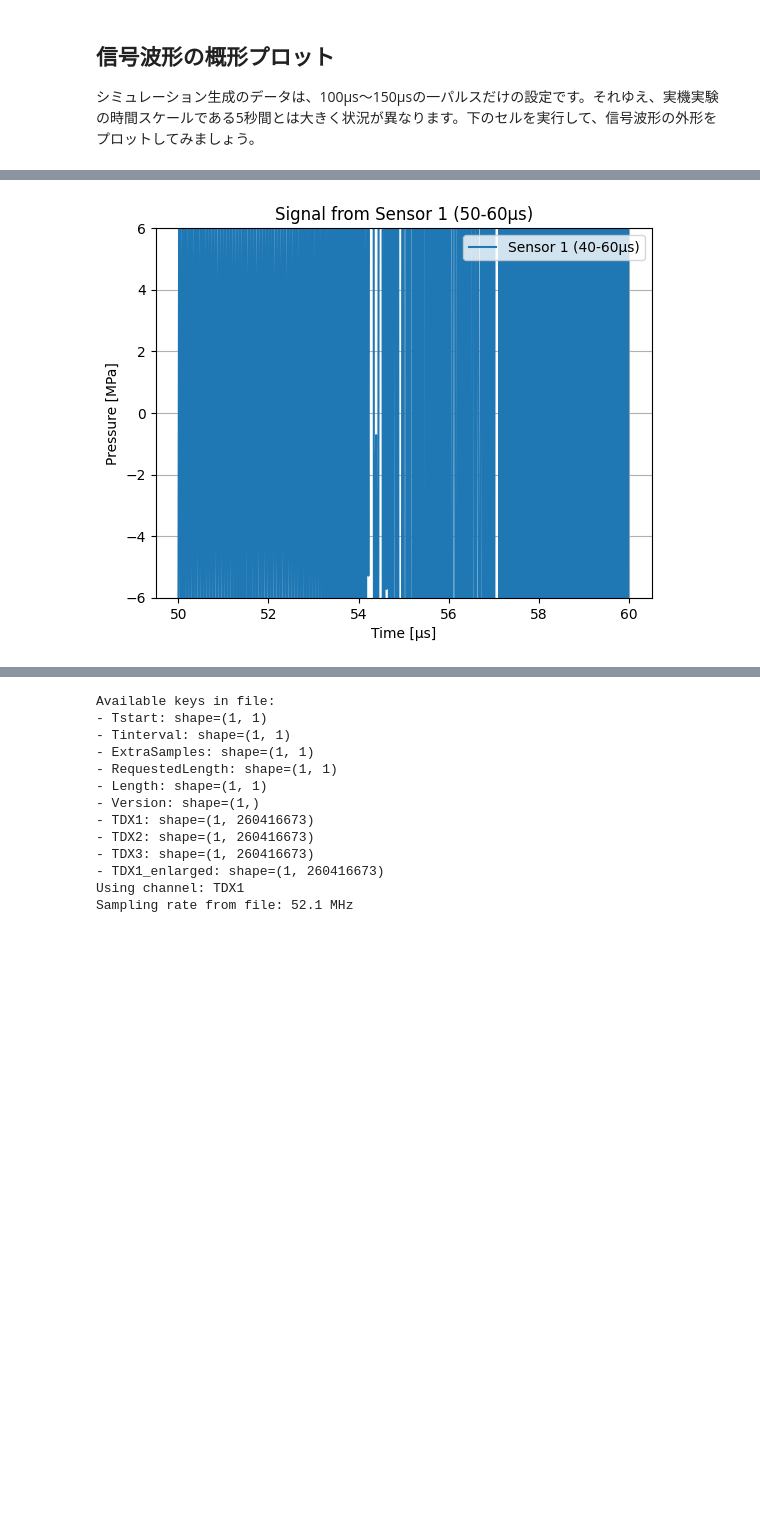
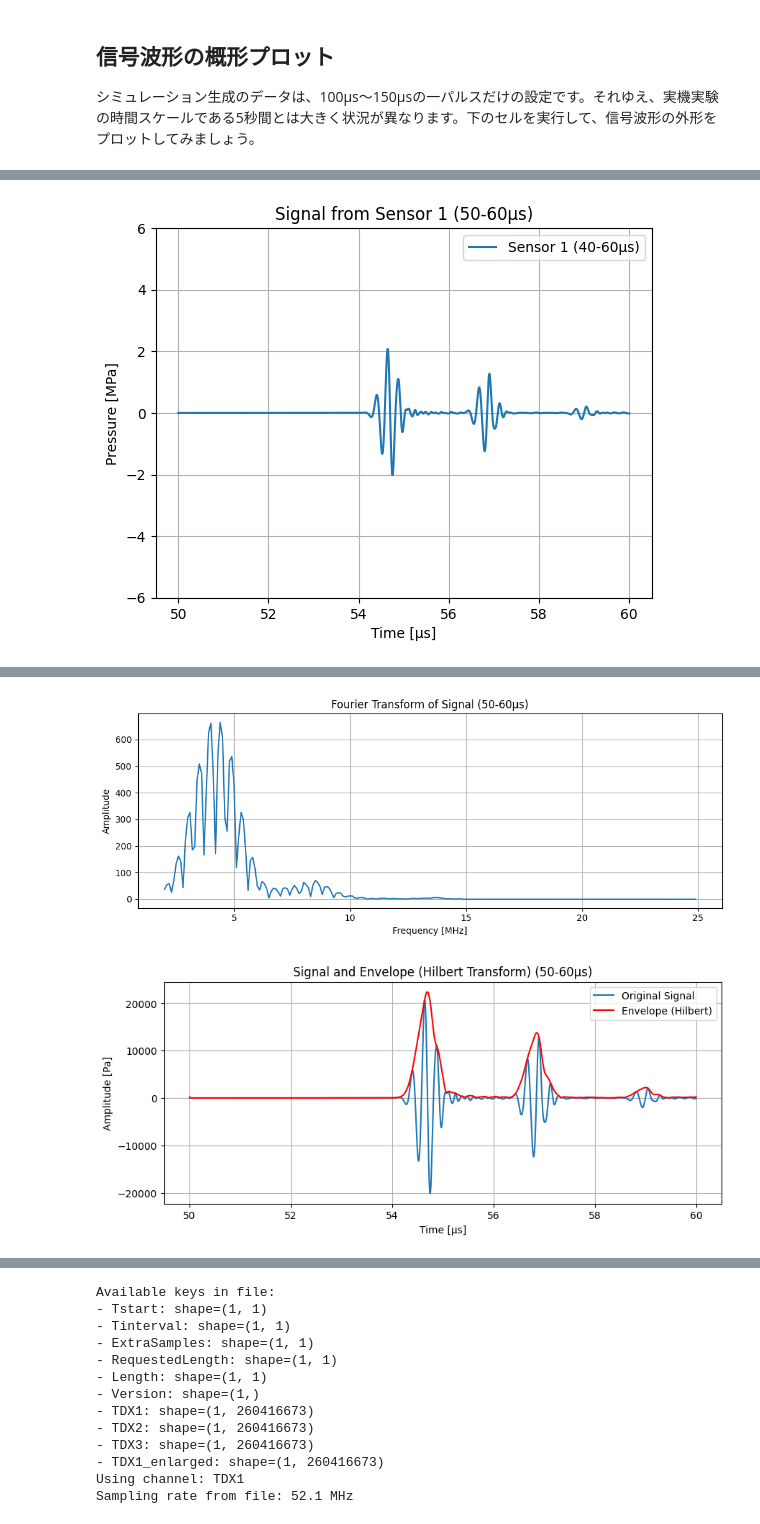
Before and after one commit to yymgc2003/kwavesource2d, a Jupyter notebook: viewer.ipynb, the cells around one changed output, grey strips where cells are left out. Cells and saved outputs as stored; diff of their text form; code cells hidden in the pictures; blank space fills up the shorter version.

```diff
--- a/viewer.ipynb
+++ b/viewer.ipynb
@@ -60,7 +60,7 @@ import h5py
 import numpy as np
 import matplotlib.pyplot as plt
 
-matfile = '/mnt/matsubara/tmp/data/solid_liquid_reflector3.mat'
+matfile = '/mnt/matsubara/signal_sandbox/solid12.mat'
 
 with h5py.File(matfile, 'r') as f:
     # sensor_dataの取得
@@ -84,7 +84,7 @@ plt.figure()
 plt.plot(t_array * 1e6, sensor_data[:, 16] * 1e-4, label='Sensor 1')
 plt.xlabel('Time [μs]')
 plt.ylabel('Pressure [MPa]')
-plt.ylim(-200, 200)  # y軸の範囲を-0.2から0.2に設定
+plt.ylim(-2, 2)  # y軸の範囲を-0.2から0.2に設定
 plt.title('Signal from Sensor 1')
 plt.grid(True)
 plt.legend()
@@ -116,32 +117,101 @@ plt.ylim(lower_limit, upper_limit)  # 詳細表示なのでy軸も狭める
 plt.grid(True)
 plt.legend()
 plt.show()
 # 50μsから55μs、55μsから60μsの区間ごとに信号の最大値とその時刻を出力する
 
 # 50μsから55μsの区間
 start_us_1 = 50
-end_us_1 = 55
+end_us_1 = 60
 start_idx_1 = np.searchsorted(t_array * 1e6, start_us_1)
 end_idx_1 = np.searchsorted(t_array * 1e6, end_us_1)
 
 segment1 = sensor_data[start_idx_1:end_idx_1, 16]
 max_val_1 = np.max(segment1)
 max_idx_1 = np.argmax(segment1)
 max_time_1 = t_array[start_idx_1 + max_idx_1] * 1e6  # [μs]
 
 print(f"{start_us_1}μsから{end_us_1}μsの区間の最大値: {max_val_1:.6f} [Pa]（時刻: {max_time_1:.3f} μs）")
 
 # 55μsから60μsの区間
 start_us_2 = 55
 end_us_2 = 60
 start_idx_2 = np.searchsorted(t_array * 1e6, start_us_2)
 end_idx_2 = np.searchsorted(t_array * 1e6, end_us_2)
 
 segment2 = sensor_data[start_idx_2:end_idx_2, 16]
 max_val_2 = np.max(segment2)
 max_idx_2 = np.argmax(segment2)
 max_time_2 = t_array[start_idx_2 + max_idx_2] * 1e6  # [μs]
 
 print(f"{start_us_2}μsから{end_us_2}μsの区間の最大値: {max_val_2:.6f} [Pa]（時刻: {max_time_2:.3f} μs）")
+# 50μsから55μsの区間の信号を取り出す
+segment1 = sensor_data[start_idx_1:end_idx_1, 16]
+# フーリエ変換を行う
+N = len(segment1)
+dt = t_array[1] - t_array[0]  # サンプリング間隔 [s]
+fs = 1.0 / dt                 # サンプリング周波数 [Hz]
+freqs = np.fft.rfftfreq(N, d=dt)
+fft_vals = np.fft.rfft(segment1)
+
+# 振幅スペクトルを計算
+amplitude = np.abs(fft_vals) / N
+
+# Perform Hilbert transform and calculate envelope
+from scipy.signal import hilbert, find_peaks
+analytic_signal = hilbert(segment1)
+envelope = np.abs(analytic_signal)
+
+# Find the largest peak in the envelope for 50-55μs
+peaks1, _ = find_peaks(envelope)
+if len(peaks1) >= 1:
+    # Get the index of the highest peak
+    peak_amplitudes1 = envelope[peaks1]
+    top_idx1 = np.argmax(peak_amplitudes1)
+    peak_idx1 = peaks1[top_idx1]
+    peak_time1 = t_array[start_idx_1 + peak_idx1] * 1e6  # [μs]
+    peak_value1 = envelope[peak_idx1]
+    print(f"Envelope Peak (50-55μs): Value = {peak_value1:.6f} [Pa], Time = {peak_time1:.3f} μs")
+else:
+    print("No peaks found in the envelope for 50-55μs.")
+
+# Find the largest peak in the envelope for 55-60μs
+segment2 = sensor_data[start_idx_2:end_idx_2, 16]
+analytic_signal2 = hilbert(segment2)
+envelope2 = np.abs(analytic_signal2)
+peaks2, _ = find_peaks(envelope2)
+if len(peaks2) >= 1:
+    # Get the index of the highest peak
+    peak_amplitudes2 = envelope2[peaks2]
+    top_idx2 = np.argmax(peak_amplitudes2)
+    peak_idx2 = peaks2[top_idx2]
+    peak_time2 = t_array[start_idx_2 + peak_idx2] * 1e6  # [μs]
+    peak_value2 = envelope2[peak_idx2]
+    print(f"Envelope Peak (55-60μs): Value = {peak_value2:.6f} [Pa], Time = {peak_time2:.3f} μs")
+else:
+    print("No peaks found in the envelope for 55-60μs.")
+
+# Plot Fourier transform result (only 4MHz±2MHz range)
+plt.figure(figsize=(10,4))
+freqs_mhz = freqs * 1e-6
+# Extract and display only the range 4MHz±2MHz
+mask = (freqs_mhz >= 2.0) & (freqs_mhz <= 25.0)
+plt.plot(freqs_mhz[mask], amplitude[mask])
+plt.xlabel('Frequency [MHz]')
+plt.ylabel('Amplitude')
+plt.title(f'Fourier Transform of Signal ({start_us}-{end_us}μs)')
+plt.grid(True)
+plt.tight_layout()
+plt.show()
+
+# Plot Hilbert transform (envelope) result
+plt.figure(figsize=(10,4))
+plt.plot(t_array[start_idx_1:end_idx_1]*1e6, segment1, label='Original Signal')
+plt.plot(t_array[start_idx_1:end_idx_1]*1e6, envelope, label='Envelope (Hilbert)', color='red')
+plt.xlabel('Time [μs]')
+plt.ylabel('Amplitude [Pa]')
+plt.title(f'Signal and Envelope (Hilbert Transform) ({start_us}-{end_us}μs)')
+plt.legend()
+plt.grid(True)
+plt.show()
 # %% [output]
-[figure, old version]
+[figure, new version]
@@ -149,0 +222,2 @@ print(f"{start_us_2}μsから{end_us_2}μsの区間の最大値: {max_val_2:.6f}
+[figure, added]
+[figure, added]
```
Also changed, not shown: parts of 5 cells of this notebook, 5 other files.
